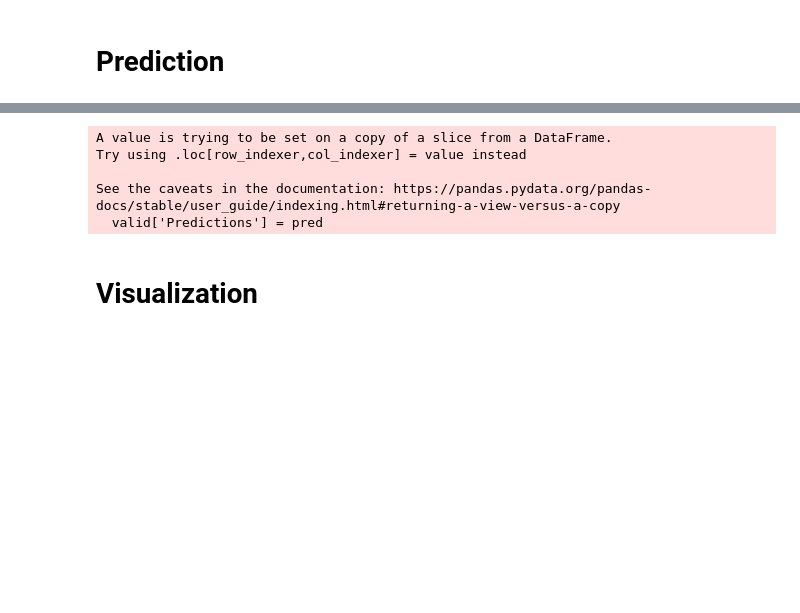
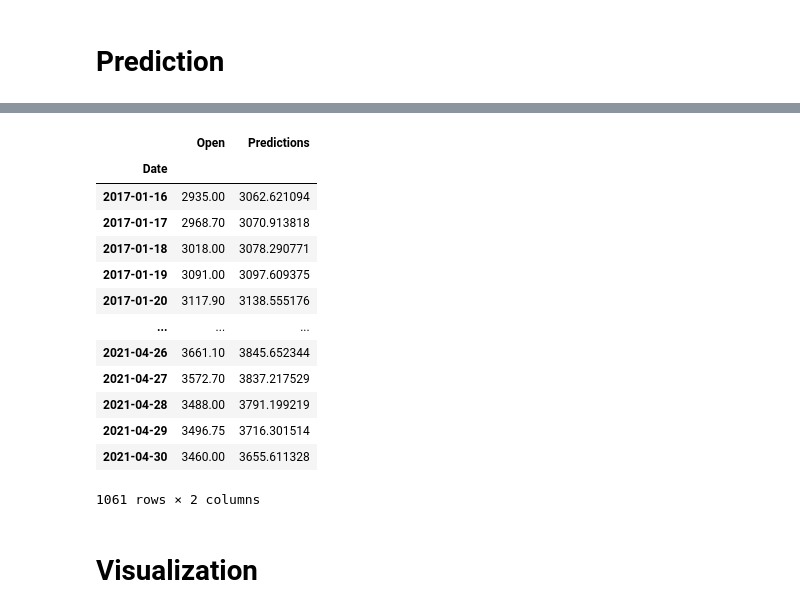
Before and after one commit to hansie23/stock-prediction, a Jupyter notebook: big-data.ipynb, the cells around one changed output, grey strips where cells are left out. Cells and saved outputs as stored; diff of their text form; code cells hidden in the pictures; blank space fills up the shorter version.

```diff
--- a/big-data.ipynb
+++ b/big-data.ipynb
@@ -120,13 +116,25 @@ pred = sc.inverse_transform(pred)   # predicted values are transformed back to o
 
 train = data[:len(df_X_train)]
 valid = data[len(df_X_train):]
-valid['Predictions'] = pred
+valid = valid.assign(Predictions=pred)
+# valid['Predictions'] = pred
-# %% [output]
-A value is trying to be set on a copy of a slice from a DataFrame.
-Try using .loc[row_indexer,col_indexer] = value instead
-
-See the caveats in the documentation: https://pandas.pydata.org/pandas-docs/stable/user_guide/indexing.html#returning-a-view-versus-a-copy
-  valid['Predictions'] = pred
+# %%
+valid
+# %% [output]
+|  | Open | Predictions |
+| Date |  |  |
+| 2017-01-16 | 2935.00 | 3062.621094 |
+| 2017-01-17 | 2968.70 | 3070.913818 |
+| 2017-01-18 | 3018.00 | 3078.290771 |
+| 2017-01-19 | 3091.00 | 3097.609375 |
+| 2017-01-20 | 3117.90 | 3138.555176 |
+| ... | ... | ... |
+| 2021-04-26 | 3661.10 | 3845.652344 |
+| 2021-04-27 | 3572.70 | 3837.217529 |
+| 2021-04-28 | 3488.00 | 3791.199219 |
+| 2021-04-29 | 3496.75 | 3716.301514 |
+| 2021-04-30 | 3460.00 | 3655.611328 |
+1061 rows × 2 columns
 # %% [markdown]
 # Visualization
 # %%
```
Also changed, not shown: parts of 6 cells of this notebook.
